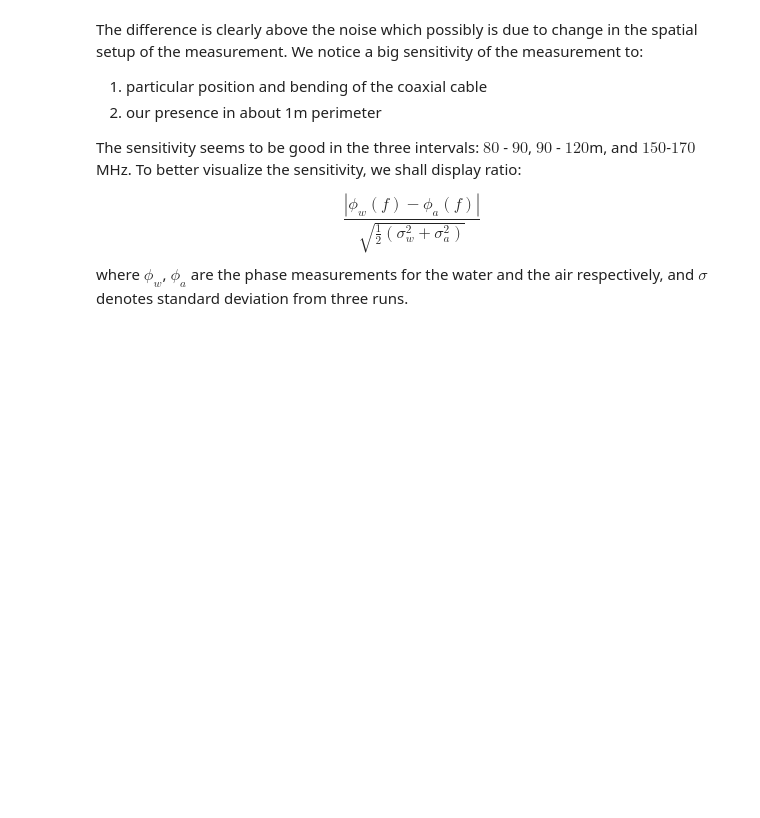
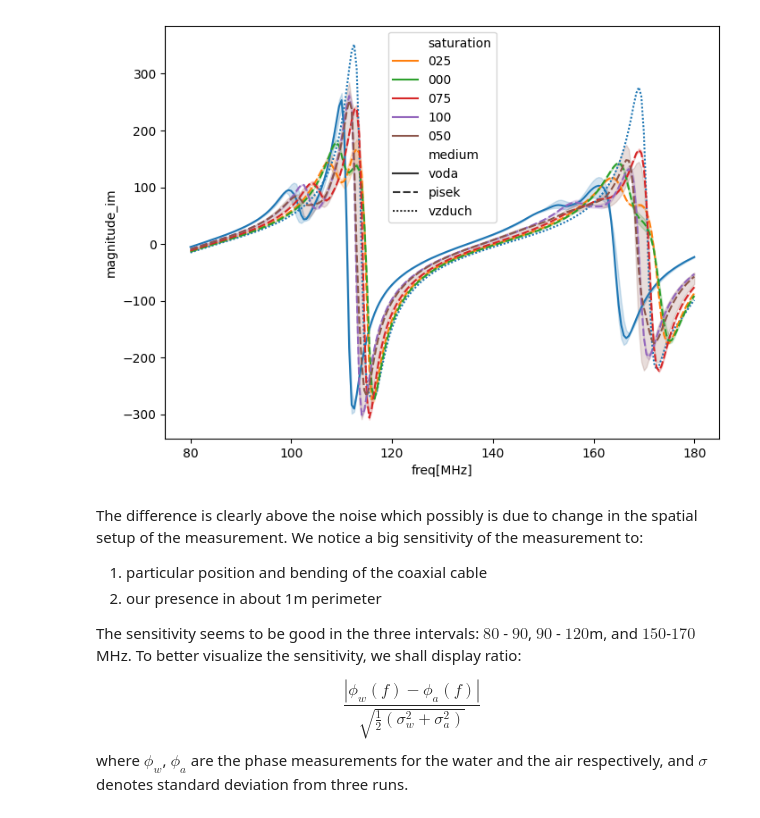
Before and after one commit to jbrezmorf/HLAVO, a Jupyter notebook: notebooks/VNA measurement processing.ipynb, the cells around one changed output. Cells and saved outputs as stored; diff of their text form; code cells hidden in the pictures; blank space fills up the shorter version.

```diff
--- a/notebooks/VNA measurement processing.ipynb
+++ b/notebooks/VNA measurement processing.ipynb
@@ -99,3 +127,7 @@ Text(0, 0.5, 'magnitude[$\\Omega$]')
+# %%
+plot_quantity(df, 'magnitude_im')
+# %% [output]
+[figure, added]
 # %% [markdown]
 The difference is clearly above the noise which possibly is due to change in the spatial setup of the measurement. We notice a big sensitivity of the measurement to:
 
```
Also changed, not shown: parts of 7 cells of this notebook, 19 other files.
